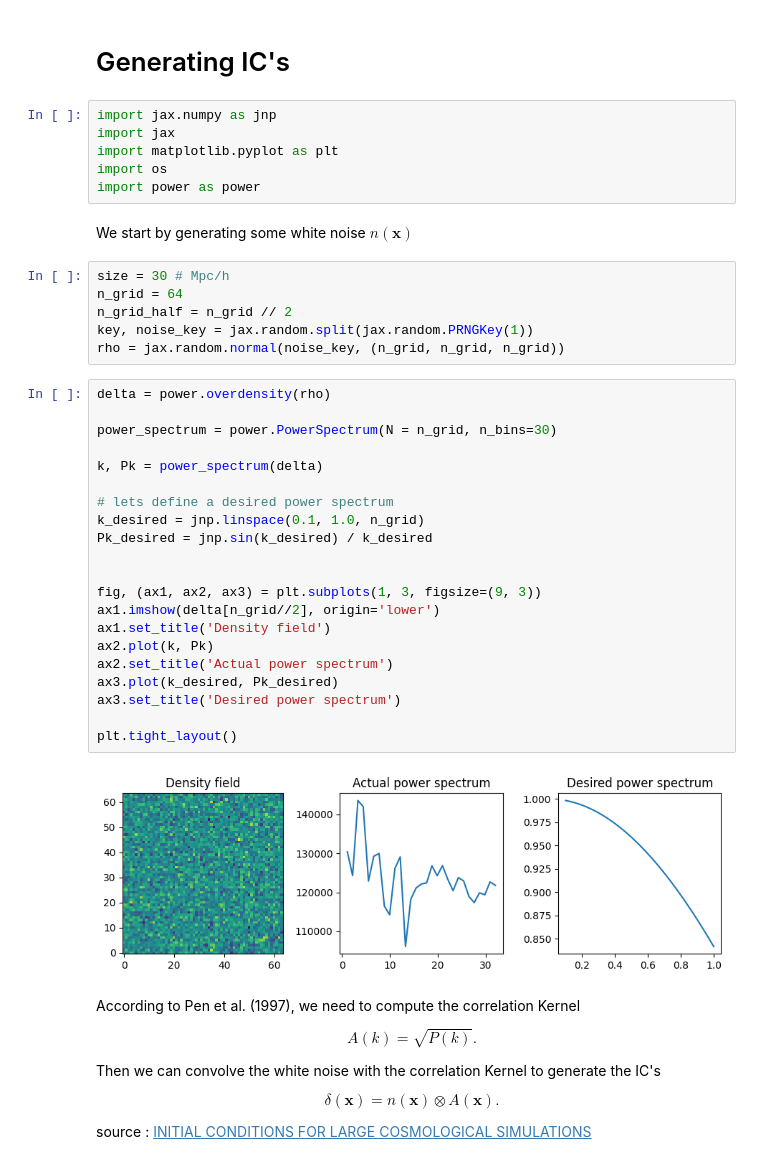
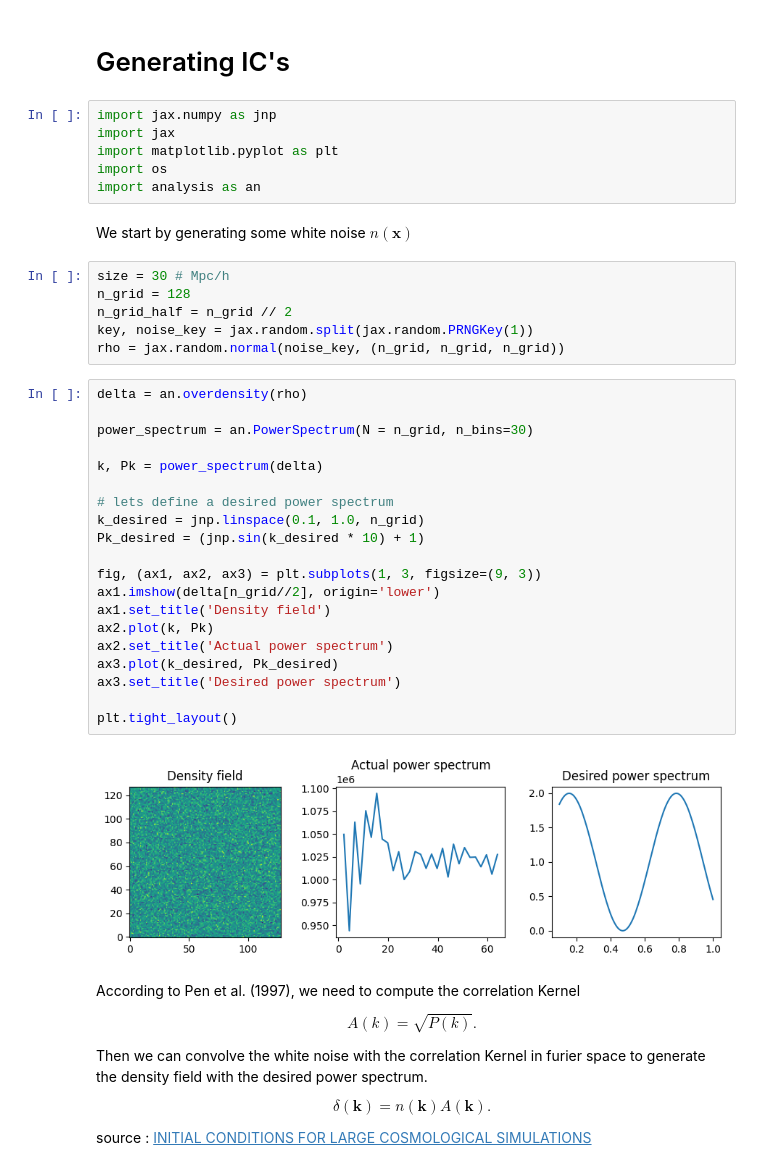
Before and after one commit to andrinr/IC-prediction, a Jupyter notebook: src/ic.ipynb, the cells around one changed output. Saved outputs shown, nothing was run; the diff lists cells and outputs as text.

```diff
--- a/src/ic.ipynb
+++ b/src/ic.ipynb
@@ -5,38 +5,37 @@ import jax.numpy as jnp
 import jax
 import matplotlib.pyplot as plt
 import os
-import power as power
+import analysis as an
 # %% [markdown]
 We start by generating some white noise $n(\mathbf{x})$
 # %%
 size = 30 # Mpc/h
-n_grid = 64
+n_grid = 128
 n_grid_half = n_grid // 2
 key, noise_key = jax.random.split(jax.random.PRNGKey(1))
 rho = jax.random.normal(noise_key, (n_grid, n_grid, n_grid))
 # %%
-delta = power.overdensity(rho)
+delta = an.overdensity(rho)
 
-power_spectrum = power.PowerSpectrum(N = n_grid, n_bins=30)
+power_spectrum = an.PowerSpectrum(N = n_grid, n_bins=30)
 
 k, Pk = power_spectrum(delta)
 
 # lets define a desired power spectrum
 k_desired = jnp.linspace(0.1, 1.0, n_grid)
-Pk_desired = jnp.sin(k_desired) / k_desired
-
+Pk_desired = (jnp.sin(k_desired * 10) + 1)
 
 fig, (ax1, ax2, ax3) = plt.subplots(1, 3, figsize=(9, 3))
 ax1.imshow(delta[n_grid//2], origin='lower')
 ax1.set_title('Density field')
 ax2.plot(k, Pk)
 ax2.set_title('Actual power spectrum')
 ax3.plot(k_desired, Pk_desired)
 ax3.set_title('Desired power spectrum')
 
 plt.tight_layout()
 # %% [output]
-[figure, old version]
+[figure, new version]
 # %% [markdown]
 According to Pen et al. (1997), we need to compute the correlation Kernel
 
@@ -44,10 +43,10 @@ $$
 A(k) = \sqrt{P(k)}.
 $$
 
-Then we can convolve the white noise with the correlation Kernel to generate the IC's
+Then we can convolve the white noise with the correlation Kernel in furier space to generate the density field with the desired power spectrum.
 
 $$
-\delta(\mathbf{x}) = n(\mathbf{x}) \otimes A(\mathbf{x}).
+\delta(\mathbf{k}) = n(\mathbf{k}) A(\mathbf{k}).
 $$
 
 source : [INITIAL CONDITIONS FOR LARGE COSMOLOGICAL SIMULATIONS](https://arxiv.org/pdf/0804.3536)
```
Also changed, not shown: parts of 2 cells of this notebook, 3 other files.
